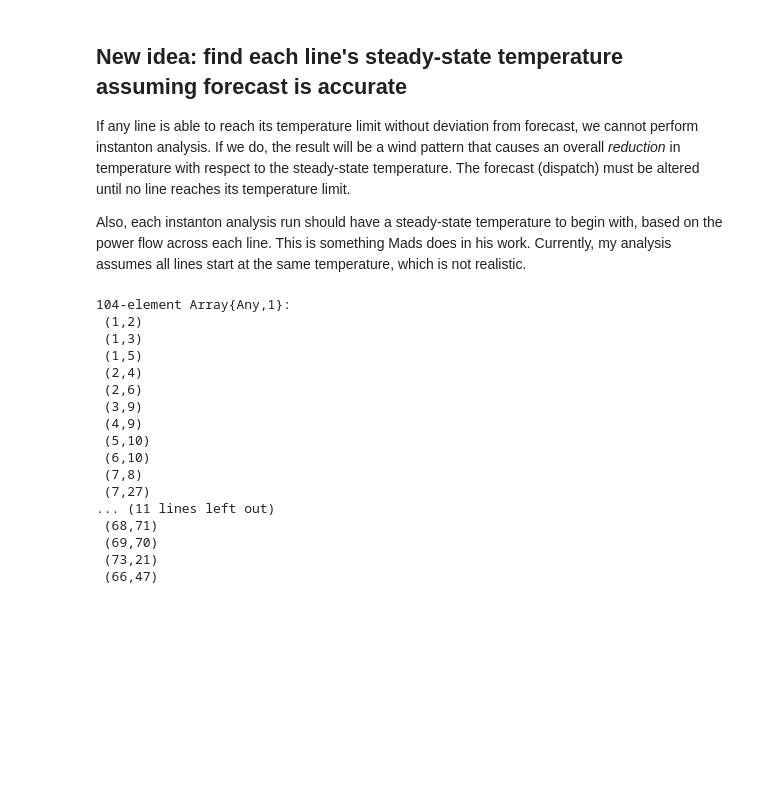
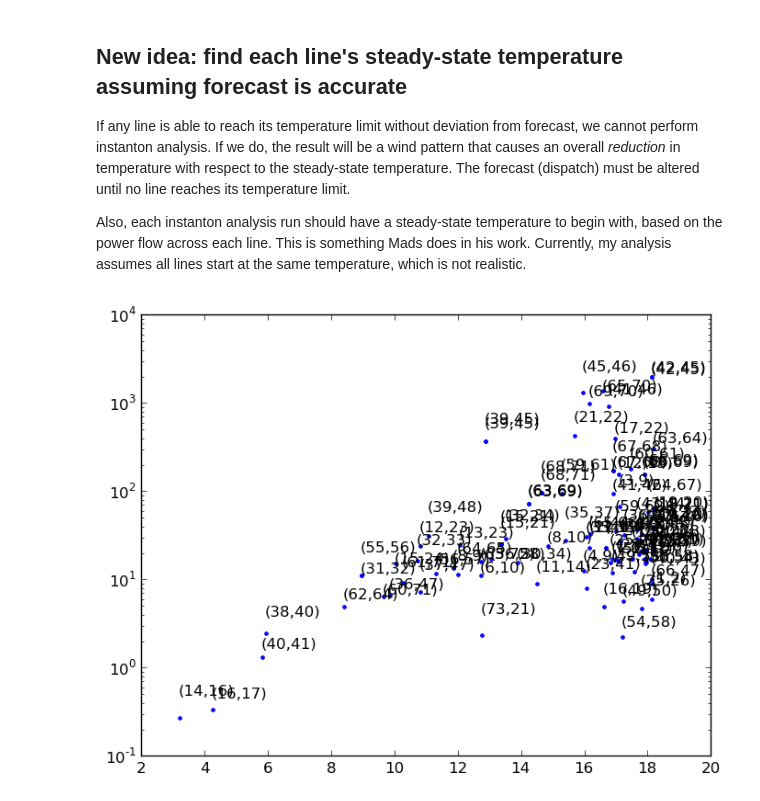
Before and after one commit to kersulis/TemporalInstanton.jl, a Jupyter notebook: nbs/2015-06-23-More efficient figure generation.ipynb, the cells around one changed output. Saved outputs shown, nothing was run; the diff lists cells and outputs as text; code cells hidden in the pictures; blank space fills up the shorter version.

Commit message:
new notebooks generate and describe poster figures

```diff
--- a/nbs/2015-06-23-More efficient figure generation.ipynb
+++ b/nbs/2015-06-23-More efficient figure generation.ipynb
@@ -155,0 +57,24 @@ return_angle_diffs (generic function with 1 method)
+# %%
+# time_intervals = 3 # thirty minutes
+# time_values = 0:60:600 # ten minutes in 1-min steps
+# int_length = 600. # seconds
+
+time_intervals = 6 # thirty minutes total
+time_values = 0:30:300 # five minutes in 30-sec steps
+int_length = 300. # seconds = 5 min
+
+# Generation, demand, and wind gen forecast:
+G0 = [0.7*Gp,0.7*Gp,0.7*Gp,0.7*Gp,0.7*Gp,0.7*Gp]
+D0 = [0.9*Dp,0.9*Dp,0.9*Dp,0.9*Dp,0.9*Dp,0.9*Dp]
+P0 = [Rp,1.1*Rp,1.2*Rp,1.3*Rp,1.4*Rp,1.5*Rp]
+
+# G0 = [0.7*Gp,0.7*Gp,0.7*Gp]
+# D0 = [0.9*Dp,0.9*Dp,0.9*Dp]
+# P0 = [Rp,1.5*Rp,1.5*Rp]
+
+# Temporal instanton analysis:
+score,x,θ,α,diffs,xopt = solve_temporal_instanton(
+    Ridx,Y,G0,P0,D0,Sb,ref,lines,
+    res,reac,k,line_lengths,Tamb,
+    T0,int_length)
+println("Unsolved lines: $(sum(score.==Inf))")
@@ -441,6 +227,11 @@ If any line is able to reach its temperature limit without deviation from foreca
 
 Also, each instanton analysis run should have a steady-state temperature to begin with, based on the power flow across each line. This is something Mads does in his work. Currently, my analysis assumes all lines start at the same temperature, which is not realistic.
 # %%
+# System parameters:
+n = length(k)
+nr = length(Ridx)
+T = int64(length(find(P0))/nr)
+
 # Thermal parameters:
 temp_eq(t,T0,a,b) = (T0 + b/a).*exp(a*t) - b/a # solution to approx. heat balance IVP
 Tlim = 65.5
@@ -457,57 +248,44 @@ testVec = zeros(Nr*T)
 steady_angles = Array(Vector,0)
 steady_diffs = Array(Vector,0)
 temp_trajectories = Array(Vector,0)
-
 for idx = 1:size(lines[line_lengths.!=0],1)
     # Line parameters:
     line = lines[line_lengths.!=0][idx]
     from,to = line
     r_ij = res[line_lengths.!=0][idx]
     x_ij = reac[line_lengths.!=0][idx]
     L_ij = line_lengths[line_lengths.!=0][idx]
 
     fixed_wind = testVec
     fixed_A = fixed_wind_A(T,Y,ref,k)
     fixed_P = expand_renewable_vector(fixed_wind,Ridx,N,T)
     fixed_b = fixed_wind_b(n,T,G0,P0+fixed_P,D0)
     fixed_x = fixed_A\fixed_b
     angles,alpha = return_angles(fixed_x,N)
     push!(steady_angles,angles)
     fixed_diffs = return_angle_diffs(angles,line)
     push!(steady_diffs,fixed_diffs)
 
-    T0 = 46.
+    T0 = 60. #46.
     temp_values = [T0]
     power_flow = Float64[]
 
     for θij in fixed_diffs
         f_loss_pu = r_ij*(θij/x_ij)^2 # pu
         f_loss_si = f_loss_pu*Sb/(3*L_ij) # W/m
         push!(power_flow,(Sb/1e6)*θij/x_ij)
         therm_b = mCp\( f_loss_si + ηc*Tamb - ηr*((Tmid + 273)^4 - (Tamb+273)^4) + 4*ηr*Tmid*(Tmid + 273)^3 + qs )
                 temp_values = [temp_values,temp_eq(time_values,T0,therm_a,therm_b)[2:end]]
         T0 = temp_values[end]
     end
 
     push!(temp_trajectories,temp_values)
 end
+
+semilogy(65 - [v[end] for v in temp_trajectories],score,linewidth=0,marker=".")
+labelStrings = [string(lines[line_lengths.!=0][idx]) for idx in 1:size(lines[line_lengths.!=0],1)]
+for i in 1:length(temp_trajectories)
+    annotate(labelStrings[i],(65 - temp_trajectories[i][end],score[i]),xytext=(0,20*rand()),textcoords="offset points")
+end
+# %% [output]
+[figure, added]
-# %%
-[lines[line_lengths.!=0][idx] for idx in 1:size(lines[line_lengths.!=0],1)]
-# %% [output]
-104-element Array{Any,1}:
- (1,2)
- (1,3)
- (1,5)
- (2,4)
- (2,6)
- (3,9)
- (4,9)
- (5,10)
- (6,10)
- (7,8)
- (7,27)
-... (11 lines left out)
- (68,71)
- (69,70)
- (73,21)
- (66,47)
```
Also changed, not shown: parts of 16 cells of this notebook, 5 other files.
